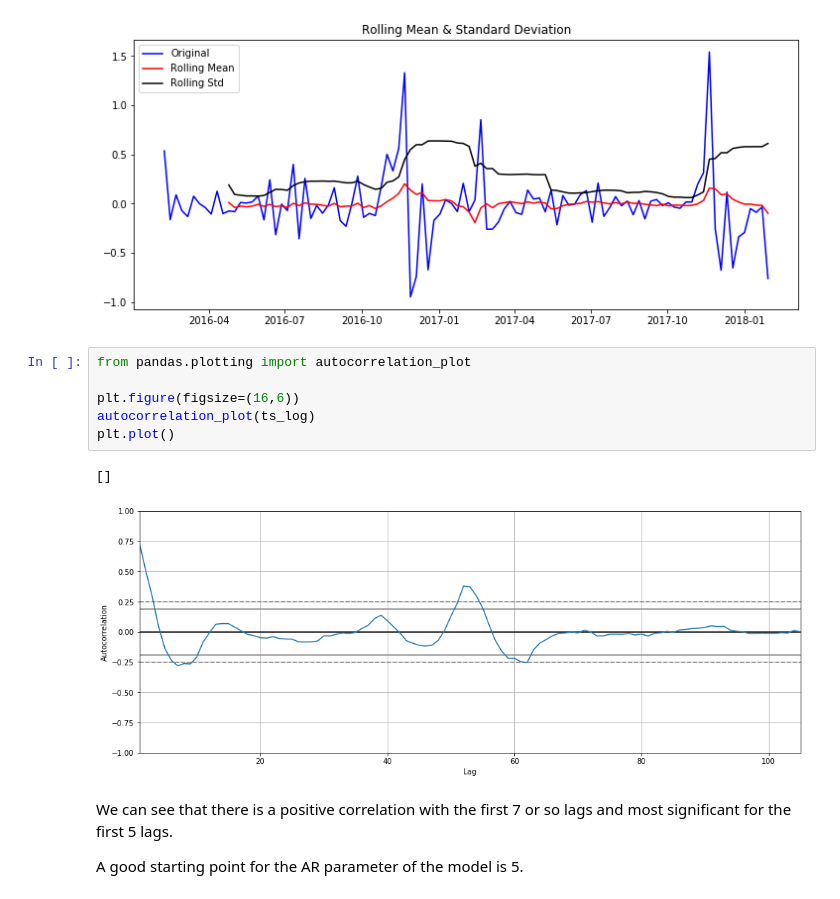
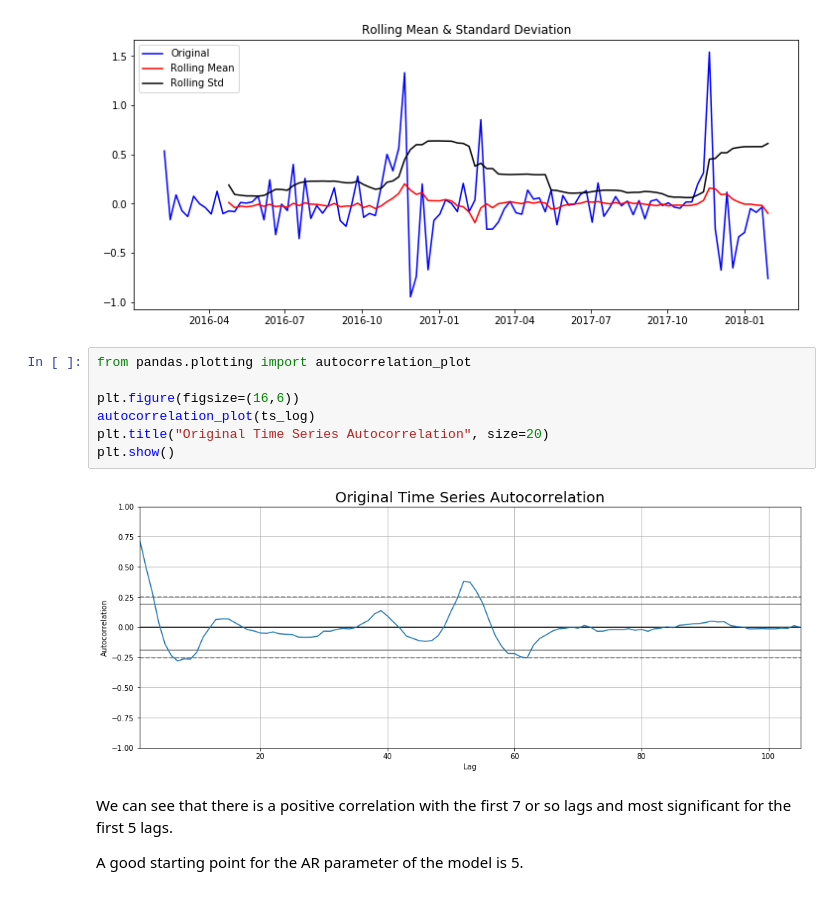
Before and after one commit to melodymassis/TS_Forecasting, a Jupyter notebook: index.ipynb, the cells around one changed output. Saved outputs shown, nothing was run; the diff lists cells and outputs as text.

```diff
--- a/index.ipynb
+++ b/index.ipynb
@@ -264,12 +271,12 @@ test_stationarity1(ts_log_diff)
 # %%
 from pandas.plotting import autocorrelation_plot
 
 plt.figure(figsize=(16,6))
 autocorrelation_plot(ts_log)
-plt.plot()
+plt.title("Original Time Series Autocorrelation", size=20)
+plt.show()
 # %% [output]
-[]
-[figure, old version]
+[figure, new version]
 # %% [markdown]
 We can see that there is a positive correlation with the first 7 or so lags and most significant for the first 5 lags.
 
```
Also changed, not shown: parts of 14 cells of this notebook, 1 other file.
